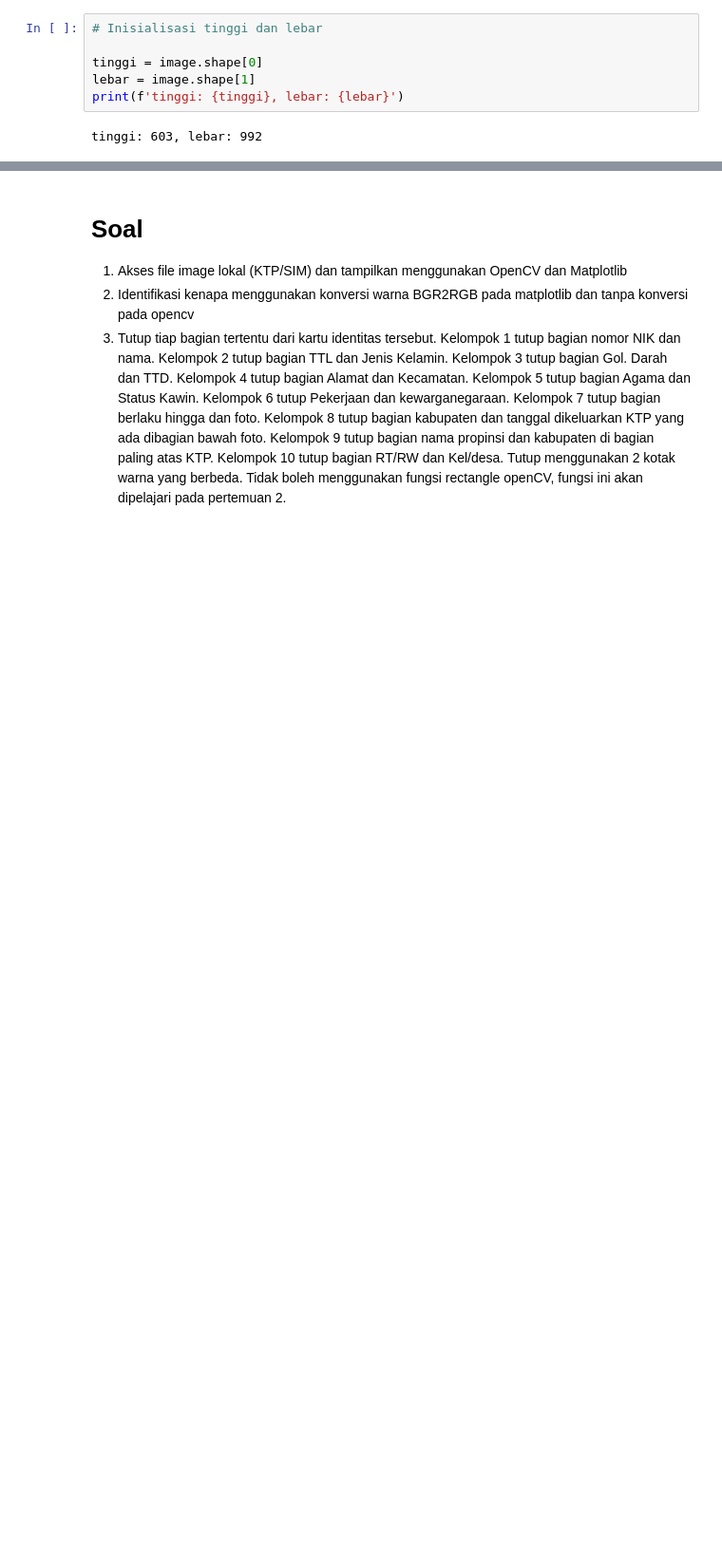
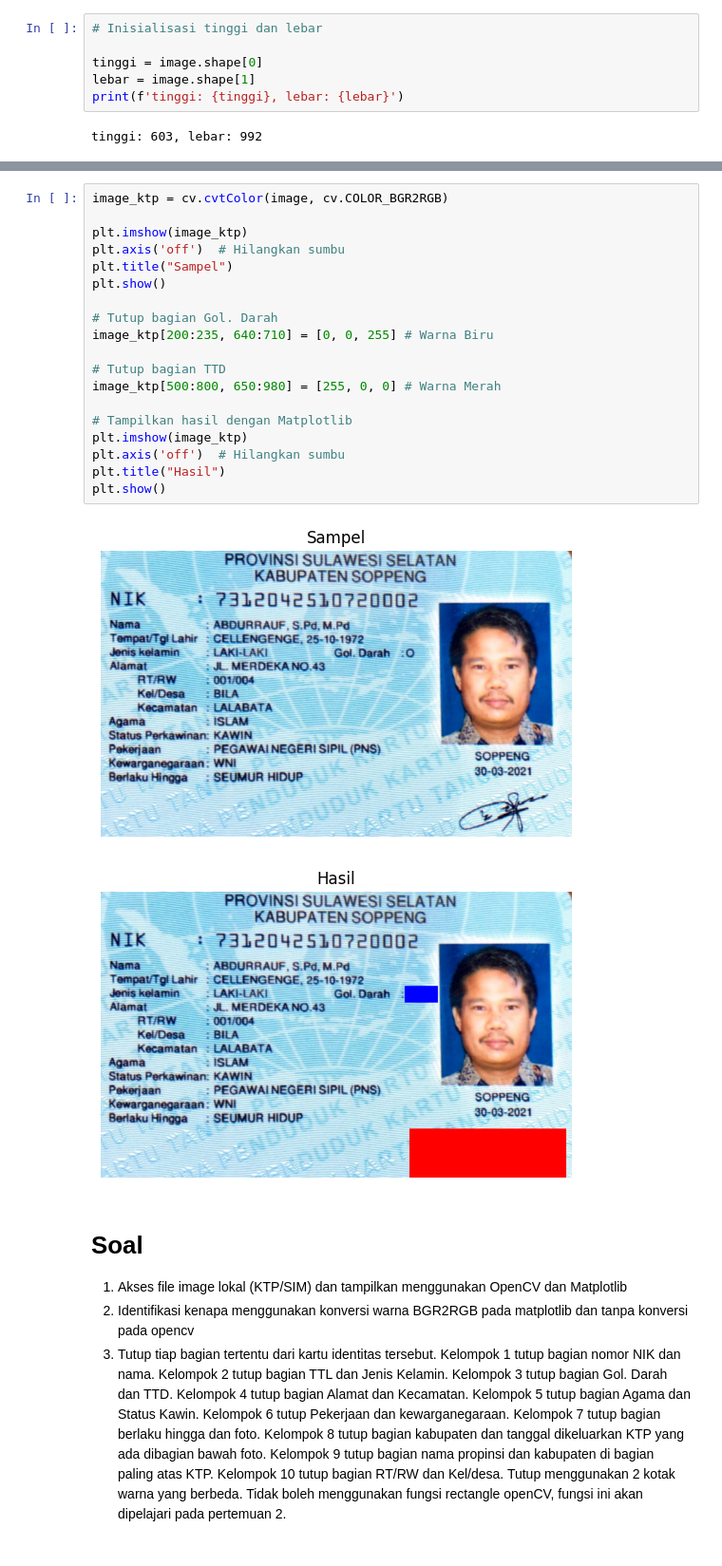
Before and after one commit to rafsanalhad/PCVK_17_Harafsan_Alhad, a Jupyter notebook: Week1_TugasKelompok_PCVK.ipynb, the cells around one changed output, grey strips where cells are left out. Shown at 95% size. Cells and saved outputs as stored; diff of their text form; blank space fills up the shorter version.

```diff
--- a/Week1_TugasKelompok_PCVK.ipynb
+++ b/Week1_TugasKelompok_PCVK.ipynb
@@ -58,3 +24,25 @@ plt.imshow(image_final_plt)
+# %%
+image_ktp = cv.cvtColor(image, cv.COLOR_BGR2RGB)
+
+plt.imshow(image_ktp)
+plt.axis('off')  # Hilangkan sumbu
+plt.title("Sampel")
+plt.show()
+
+# Tutup bagian Gol. Darah
+image_ktp[200:235, 640:710] = [0, 0, 255] # Warna Biru
+
+# Tutup bagian TTD
+image_ktp[500:800, 650:980] = [255, 0, 0] # Warna Merah
+
+# Tampilkan hasil dengan Matplotlib
+plt.imshow(image_ktp)
+plt.axis('off')  # Hilangkan sumbu
+plt.title("Hasil")
+plt.show()
+# %% [output]
+[figure, added]
+[figure, added]
 # %% [markdown]
 # Soal
 1. Akses file image lokal (KTP/SIM) dan tampilkan menggunakan OpenCV dan Matplotlib
```
Also changed, not shown: parts of 1 cell of this notebook.
